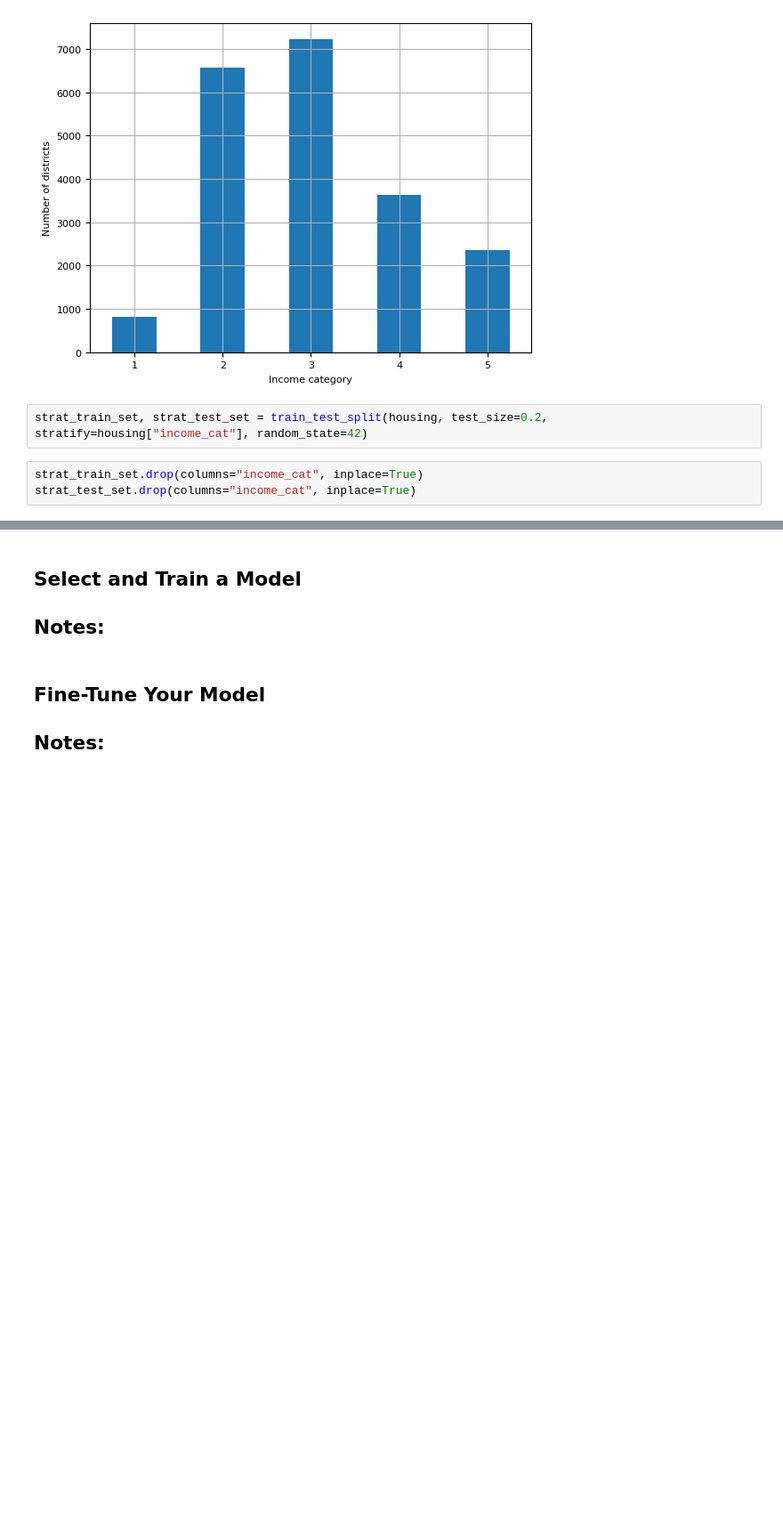
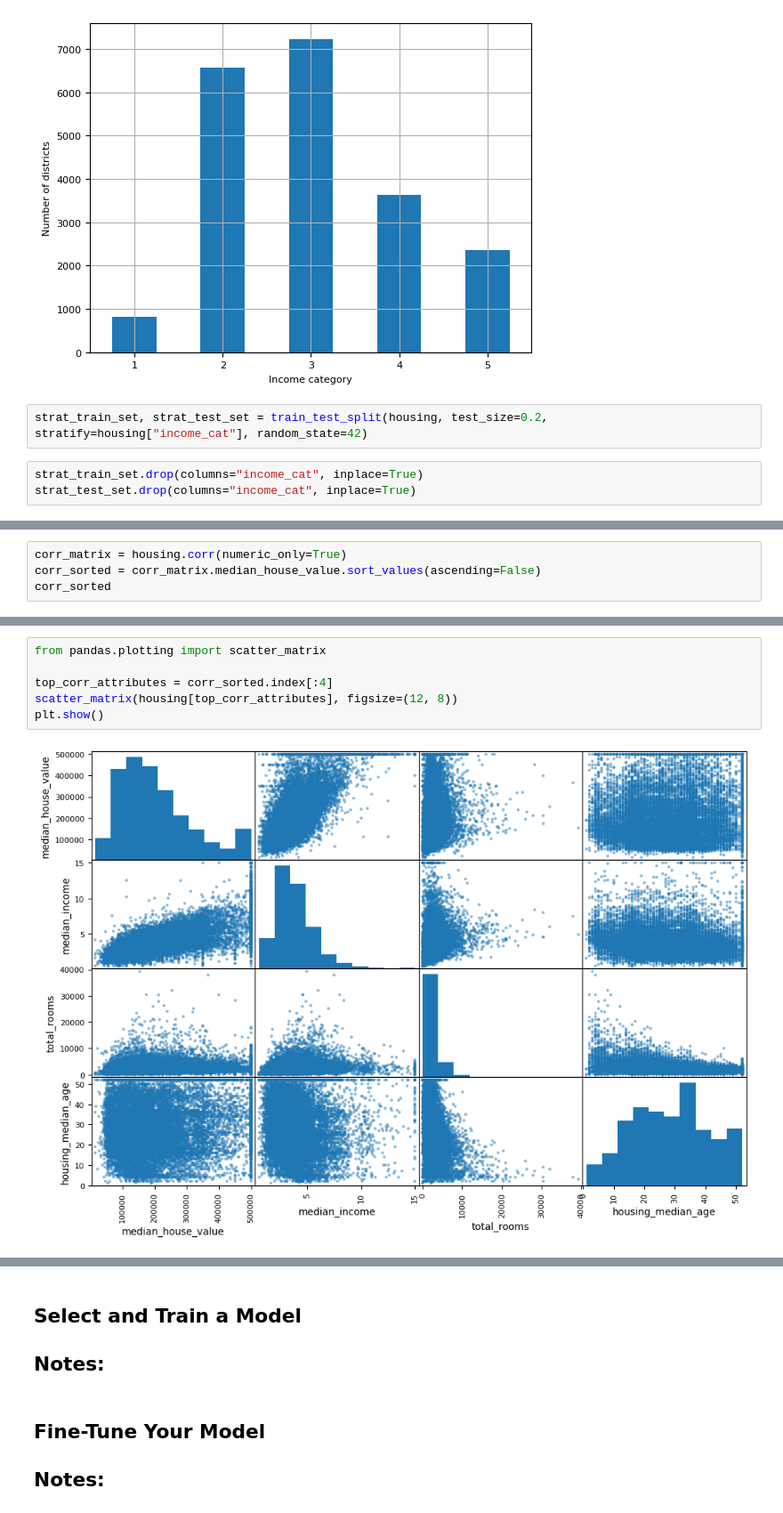
Before and after one commit to tsarevboris/ai-explore, a Jupyter notebook: notebooks/learn/handson-ml/ch02_end_to_end_project.ipynb, the cells around one changed output, grey strips where cells are left out. Shown at 89% size. Drawn from its saved outputs; the diff is of its cells as text; blank space fills up the shorter version.

```diff
--- a/notebooks/learn/handson-ml/ch02_end_to_end_project.ipynb
+++ b/notebooks/learn/handson-ml/ch02_end_to_end_project.ipynb
@@ -191,0 +209,4 @@ strat_test_set.drop(columns="income_cat", inplace=True)
+# %%
+corr_matrix = housing.corr(numeric_only=True)
+corr_sorted = corr_matrix.median_house_value.sort_values(ascending=False)
+corr_sorted
@@ -191,0 +224,8 @@ strat_test_set.drop(columns="income_cat", inplace=True)
+# %%
+from pandas.plotting import scatter_matrix
+
+top_corr_attributes = corr_sorted.index[:4]
+scatter_matrix(housing[top_corr_attributes], figsize=(12, 8))
+plt.show()
+# %% [output]
+[figure, added]
```
Also changed, not shown: parts of 34 cells of this notebook, 1 other file.
